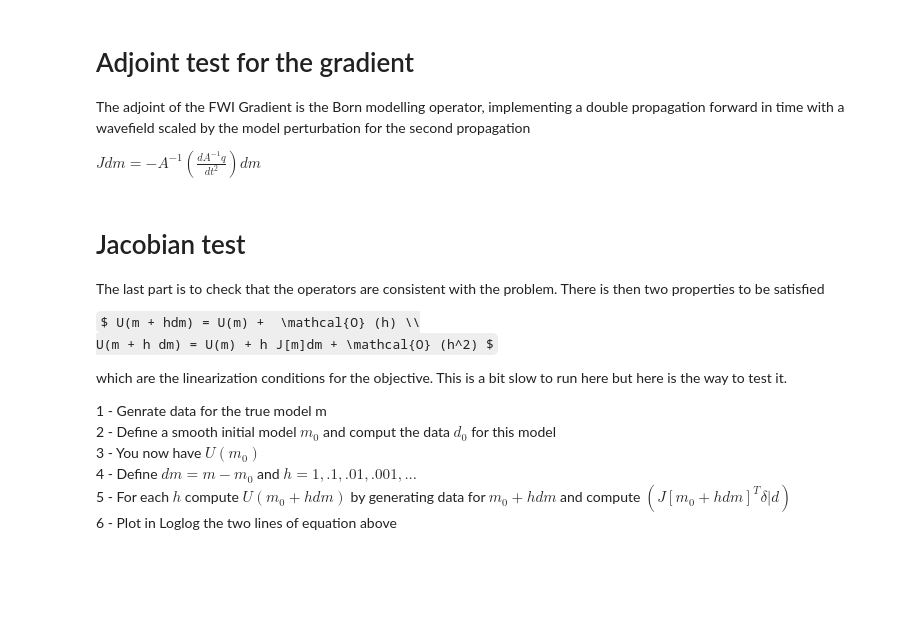
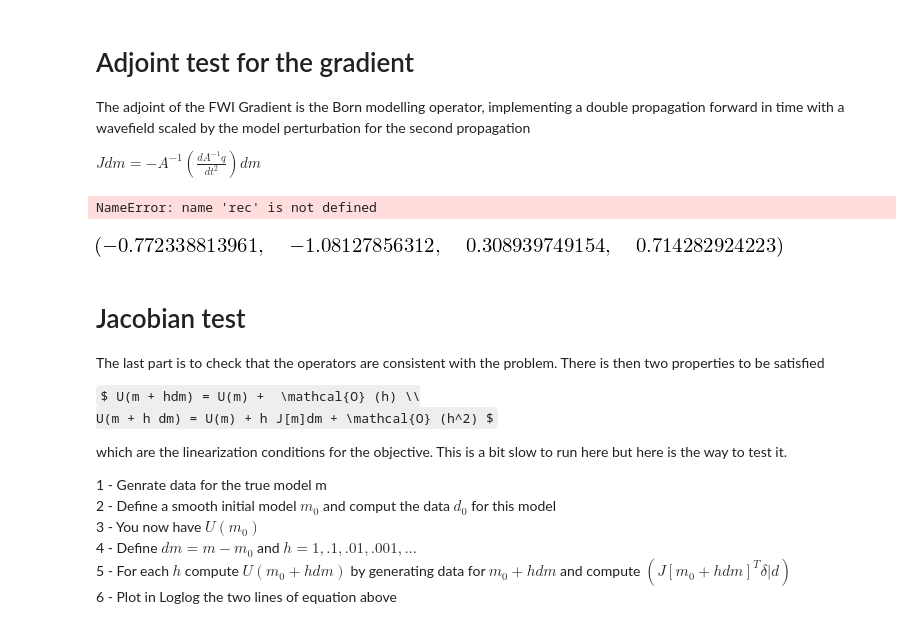
Before and after one commit to devitocodes/notebooks, a Jupyter notebook: AcousticFWI/Acoustic-wave-equation.ipynb, the cells around one changed output. Drawn from its saved outputs; the diff is of its cells as text; code cells hidden in the pictures; some formulas as TeX source; blank space fills up the shorter version.

```diff
--- a/AcousticFWI/Acoustic-wave-equation.ipynb
+++ b/AcousticFWI/Acoustic-wave-equation.ipynb
@@ -241,20 +241,28 @@ def Born(nt,nx,ny,m,dm):
     U2=np.zeros((nx,ny))
     u3=np.zeros((nx,ny))
     U3=np.zeros((nx,ny))
+    u=np.zeros((nt,nx,ny))
     rec=np.zeros((nt,ny-2))
     for ti in range(0,nt):
         for a in range(1,nx-1):
             for b in range(1,ny-1):
                 damp=dampx(a)+dampy(b)
                 src = source(xmin+a*hstep,ymin+b*hstep,tstep*ti)
-                u3[a,b]=ts(u1[a,b],u2[a-1,b],u2[a,b],u2[a+1,b],u2[a,b-1],u2[a,b+1],src,m[a,b],tstep,hstep,damp)
-                src2 = -tstep**-2*(u3[a,b]-2*u2[a,b]+u1[a,b])*dm[a,b]
+                if ti==0:
+                    u[ti,a,b]=ts(0,0,0,0,0,0,src,m[a,b],tstep,hstep,damp)
+                    src2 = -tstep**-2*(u[ti,a,b])*dm[a,b]
+                elif ti==1:
+                    u[ti,a,b]=ts(0,u[ti-1,a-1,b],u[ti-1,a,b],u[ti-1,a+1,b],u[ti-1,a,b-1],u[ti-1,a,b+1],src,m[a,b],tstep,hstep,damp)
+                    src2 = -tstep**-2*(-2*u[ti-1,a,b]+u[ti,a,b])*dm[a,b]
+                else:
+                    u[ti,a,b]=ts(u[ti-2,a,b],u[ti-1,a-1,b],u[ti-1,a,b],u[ti-1,a+1,b],u[ti-1,a,b-1],u[ti-1,a,b+1],src,m[a,b],tstep,hstep,damp)
+                    src2 = -tstep**-2*(u[ti-2,a,b]-2*u[ti-1,a,b]+u[ti,a,b])*dm[a,b]
                 U3[a,b]=ts(U1[a,b],U2[a-1,b],U2[a,b],U2[a+1,b],U2[a,b-1],U2[a,b+1],src2,m[a,b],tstep,hstep,damp)
                 if a==xrec :
                     rec[ti,b-1]=U3[a,b]
         u1,u2,u3=u2,u3,u1
         U1,U2,U3=U2,U3,U1
-    return rec
+    return rec,u
 # %% [markdown]
 # A Forward propagation example
 # %%
@@ -361,6 +372,6 @@ The adjoint of the FWI Gradient is the Born modelling operator, implementing a d
 
  $ J dm = - A^{-1}(\frac{d A^{-1}q}{dt^2}) dm $
 # %%
-Im=Gradient(nt,nx,ny,m0,rec0,u0)
+Im2=Gradient(nt,nx,ny,m0,rec0,u0)
 # %%
-du=Born(nt,nx,ny,m0,dm)
+(du,ub)=Born(nt,nx,ny,m0,dm)
@@ -368,25 +389,26 @@ du=Born(nt,nx,ny,m0,dm)
 
 fig2 = plt.figure()
 plt.hold("off")
-shotrec = plt.imshow(Im,vmin=-1,vmax=1)   # this is how you'd plot a single line...
+shotrec = plt.imshow(Im2,vmin=-1,vmax=1)
 plt.show()
-
-
 fig2 = plt.figure()
 plt.hold("off")
-shotrec = plt.imshow(du,vmin=-0.01,vmax=0.01)   # this is how you'd plot a single line...
+shotrec = plt.imshow(du,vmin=-0.001,vmax=0.001)   # this is how you'd plot a single line...
 plt.show()
-
 fig2 = plt.figure()
 plt.hold("off")
-shotrec = plt.imshow(rec0-rec,vmin=-.1,vmax=.1)   # this is how you'd plot a single line...
+shotrec = plt.imshow(rec0-rect,vmin=-.1,vmax=.1)   # this is how you'd plot a |single line...
 plt.show()
+# %% [output]
+NameError: name 'rec' is not defined
 # %%
 
-term1=np.dot((rec0).reshape(-1),du.reshape(-1))
-term2=np.dot(Im.reshape(-1),dm.reshape(-1))
+term11=np.dot((rec0).reshape(-1),du.reshape(-1))
+term21=np.dot(Im2.reshape(-1),dm.reshape(-1))
 
-term1,term2,term1-term2,term1/term2
+term11,term21,term11-term21,term11/term21
+# %% [output]
+[figure, added]
 # %% [markdown]
 # Jacobian test
 The last part is to check that the operators are consistent with the problem. There is then two properties to be satisfied
```
Also changed, not shown: parts of 13 cells of this notebook.
